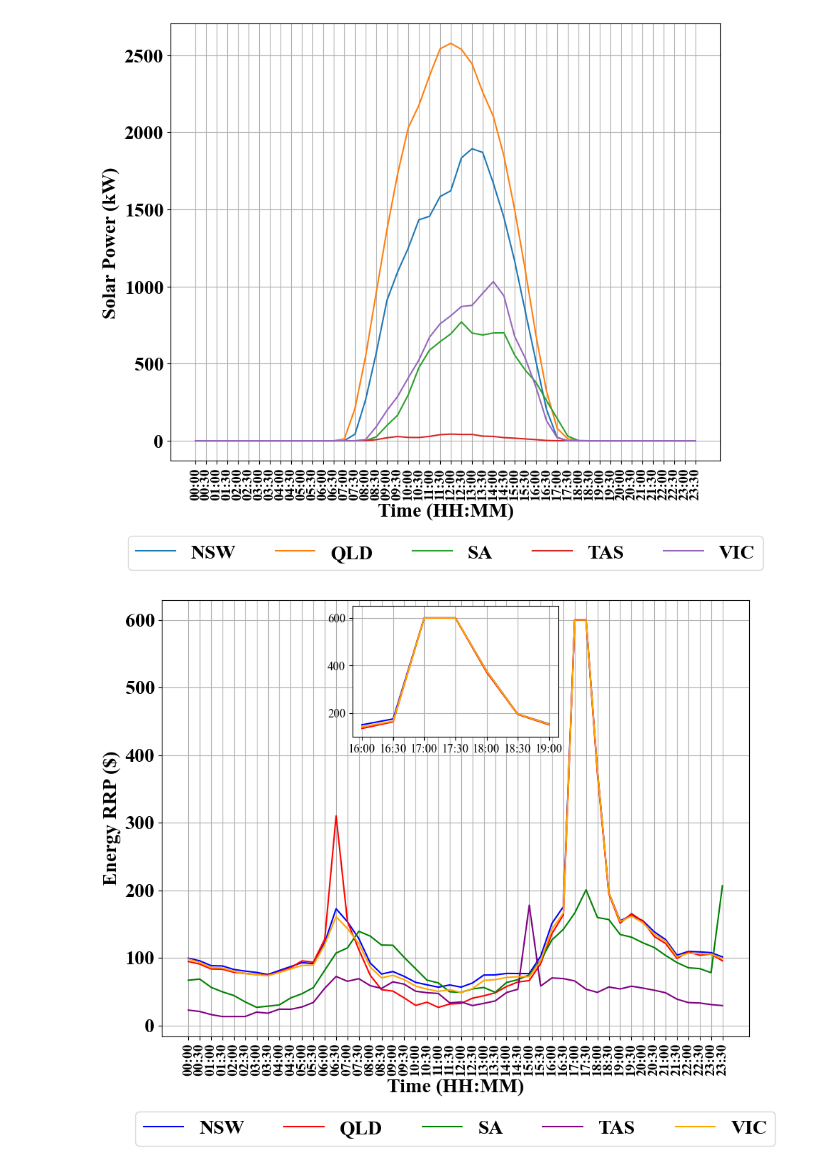
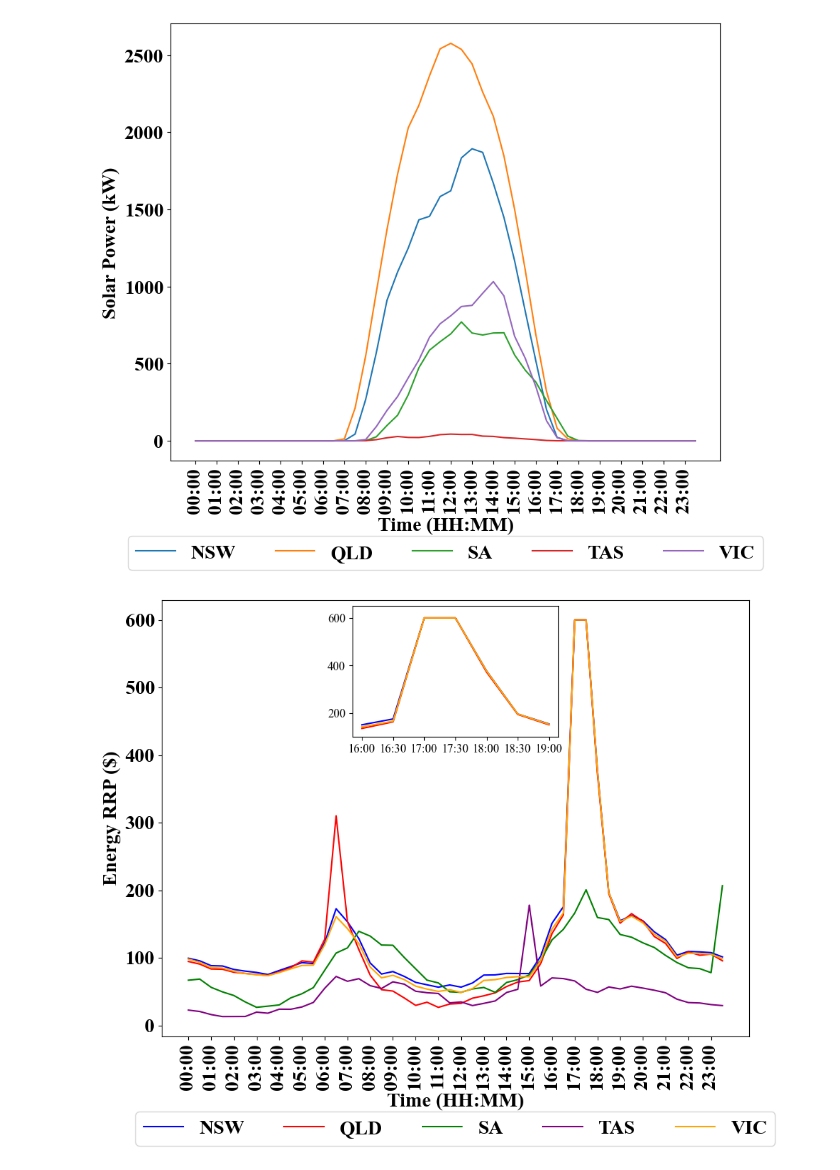
Before and after one commit to Energydeveloper/RMFEMF-Robust-Model-Free-Energy-Management-Framework-using-Battery-Energy-Storage-Systems-, a Jupyter notebook: Plotting Datasets (1).ipynb, the cells around one changed output. Cells and saved outputs as stored; diff of their text form; code cells hidden in the pictures.

```diff
--- a/Plotting Datasets (1).ipynb
+++ b/Plotting Datasets (1).ipynb
@@ -5,44 +5,39 @@ import matplotlib.pyplot as plt
 solar_profile = {
     'NSW': [0, 0, 0, 0, 0, 0, 0, 0, 0, 0, 0, 0, 0, 0, 1.376, 43.075, 267.996, 571.332, 909.973, 1094.175, 1248.706, 1432.081, 1454.66, 1582.929, 1620.056, 1833.422, 1892.649, 1868.952, 1669.518, 1447.044, 1166.468, 840.143, 517.692, 202.727, 21.929, 0.057, 0, 0, 0, 0, 0, 0, 0, 0, 0, 0, 0, 0],
     'QLD': [0, 0, 0, 0, 0, 0, 0, 0, 0, 0, 0, 0, 0, 0, 12.58, 211.284, 550.175, 963.994, 1368.202, 1728.82, 2028.076, 2173.82, 2365.308, 2540.388, 2575.923, 2536.637, 2442.761, 2259.855, 2102.84, 1845.243, 1500.109, 1107.418, 687.743, 321.143, 80.799, 12.864, 0.59, 0, 0, 0, 0, 0, 0, 0, 0, 0, 0, 0],
     'SA': [0, 0, 0, 0, 0, 0, 0, 0, 0, 0, 0, 0, 0, 0, 0, 0, 0.558, 25.748, 99.205, 165.586, 297.709, 473.272, 587.522, 642.254, 692.904, 770.326, 698.367, 685.698, 698.519, 700.014, 556.33, 458.006, 380.475, 260.294, 144.986, 30.575, 1.235, 0, 0, 0, 0, 0, 0, 0, 0, 0, 0, 0],
     'TAS': [0, 0, 0, 0, 0, 0, 0, 0, 0, 0, 0, 0, 0, 0, 0, 0, 0.825, 7.332, 19.469, 27.791, 21.822, 21.236, 28.424, 39.655, 43.19, 40.927, 41.08, 30.199, 28.195, 20.592, 16.817, 12.134, 7.618, 1.948, 0.059, 0, 0, 0, 0, 0, 0, 0, 0, 0, 0, 0, 0, 0],
     'VIC': [0, 0, 0, 0, 0, 0, 0, 0, 0, 0, 0, 0, 0, 0, 0, 0.005, 7.811, 91.952, 196.79, 286.966, 407.908, 523.096, 671.067, 758.398, 809.97, 870.232, 877.408, 955.78, 1031.802, 938.662, 677.735, 535.202, 350.939, 130.108, 20.367, 0.655, 0, 0, 0, 0, 0, 0, 0, 0, 0, 0, 0, 0]
 }
 
-# Time labels (48 half-hour intervals)
-time_labels = [f"{hour:02d}:{minute:02d}" for hour in range(24) for minute in [0, 30]]
+# Generate time labels for X-axis
+time_labels = ['{:02d}:{:02d}'.format(*divmod(i*30, 60)) for i in range(48)]
 
 # Plot
 fig, ax = plt.subplots(figsize=(10, 8))
 for region, profile in solar_profile.items():
     ax.plot(time_labels, profile, label=region)
 
 # Set font properties for axes labels
 font_prop = {'family': 'Times New Roman', 'size': 20, 'weight': 'bold'}
 ax.set_xlabel('Time (HH:MM)', fontdict=font_prop)
 ax.set_ylabel('Solar Power (kW)', fontdict=font_prop)
 
 ax.legend()
 ax.legend(prop=font_prop, loc='upper center', bbox_to_anchor=(0.5, -0.15), ncol=5)
 
-plt.xticks(rotation=90, fontname='Times New Roman', fontsize=14, fontweight='bold', ha='center')
+# Set x-axis ticks to show time every 2 hours (every 4 entries)
+plt.xticks(time_labels[::2], time_labels[::2], fontname='Times New Roman', fontsize=20, fontweight='bold', rotation=90, ha='center')
+
 plt.yticks(rotation=0, fontname='Times New Roman', fontsize=20, fontweight='bold')
-
-#plt.title('Solar Profile for Different Regions')
-plt.grid(True)
-# Add legend below the plot
-
-# Set font properties for all text
-plt.rcParams.update({'font.family': 'Times New Roman', 'font.size': 20})
 
 # Save the plot
 plt.savefig('Solar_profile_plot.pdf', format='pdf', bbox_inches='tight')
 
 # Display plot
 plt.show()
 # %% [output]
-[figure, old version]
+[figure, new version]
 # %%
 import matplotlib.pyplot as plt
 from mpl_toolkits.axes_grid1.inset_locator import inset_axes
@@ -70,10 +65,8 @@ ax.plot(time_labels, tariff_prices['TAS'], color='purple', label='TAS')
 ax.plot(time_labels, tariff_prices['VIC'], color='orange', label='VIC')
 
 # Rotate and align the X-axis labels
-plt.xticks(rotation=90, fontname='Times New Roman', fontsize=14, fontweight='bold', ha='center')
+plt.xticks(time_labels[::2], rotation=90, fontname='Times New Roman', fontsize=20, fontweight='bold', ha='center')
 plt.yticks(rotation=0, fontname='Times New Roman', fontsize=20, fontweight='bold')
-
-plt.locator_params(axis='x', nbins=len(time_labels) // 2)
 
 # Set font properties for axes labels
 font_prop = {'family': 'Times New Roman', 'size': 20, 'weight': 'bold'}
@@ -81,13 +74,12 @@ ax.set_xlabel('Time (HH:MM)', fontdict=font_prop)
 ax.set_ylabel('Energy RRP ($)', fontdict=font_prop)
 
 # Add grid lines
-ax.grid(True)
+#ax.grid(True)
 
 # Set font properties for all text
 plt.rcParams.update({'font.family': 'Times New Roman', 'font.size': 12})
 
 ax.legend(loc='upper center', bbox_to_anchor=(0.5, -0.15), ncol=5, prop={'size': 20, 'weight': 'bold'})
-
 
 # Adjust plot layout
 plt.tight_layout()
@@ -103,12 +95,8 @@ zoomed_axes.plot(time_labels[32:39], tariff_prices['VIC'][32:39], color='orange'
 # Set y-axis limit
 zoomed_axes.set_ylim(100, 650)
 
-# Set font properties for axes labels in zoomed plot
-#zoomed_axes.set_xlabel('Time (HH:MM)', fontdict=font_prop)
-#zoomed_axes.set_ylabel('Tariff Price', fontdict=font_prop)
-
 # Add grid lines to zoomed plot
-zoomed_axes.grid(True)
+#zoomed_axes.grid(True)
 
 # Adjust layout of zoomed plot
 zoomed_axes.set_position([0.6, 0.7, 0.3, 0.2])
@@ -119,7 +107,7 @@ plt.savefig('tariff_prices_plot.pdf', format='pdf')
 # Display plot
 plt.show()
 # %% [output]
-[figure, old version]
+[figure, new version]
 # %%
 import matplotlib.pyplot as plt
 
```
Also changed, not shown: parts of 2 cells of this notebook.
